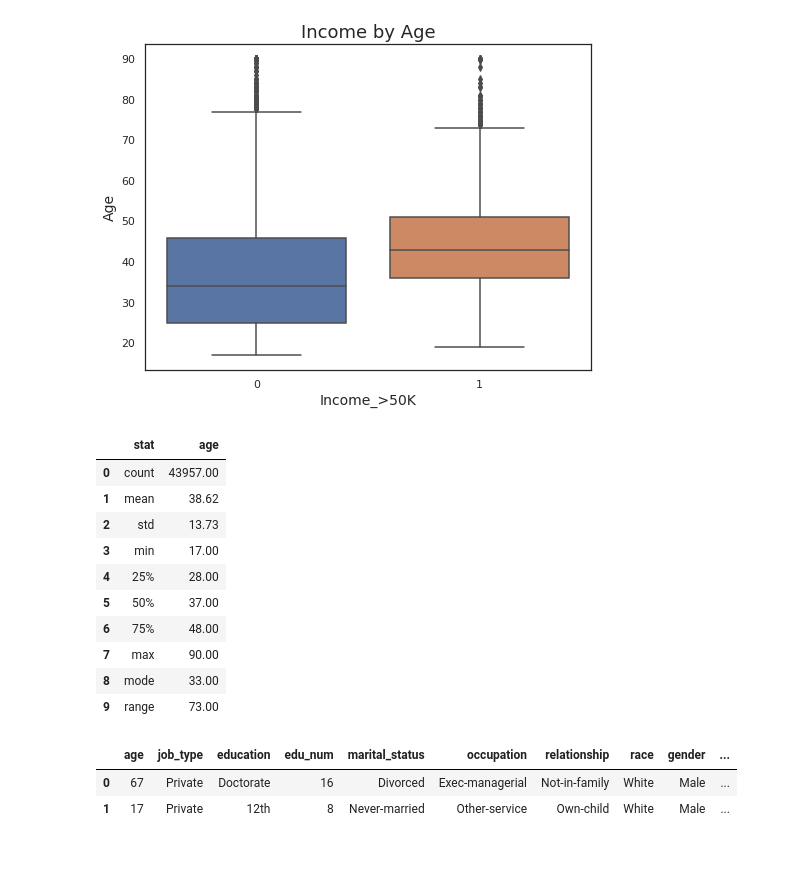
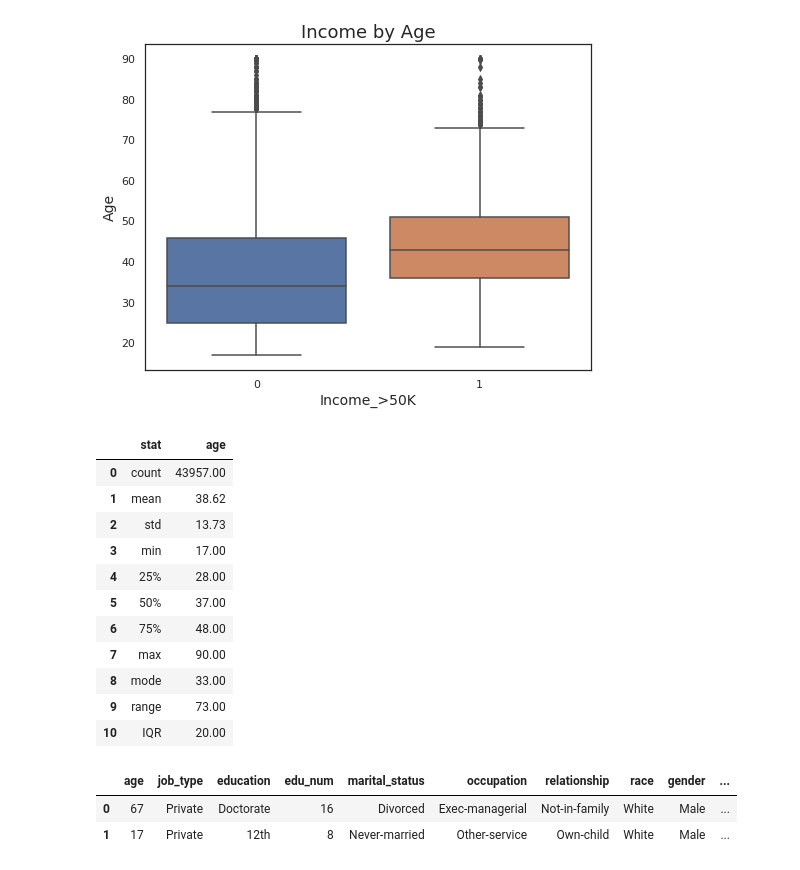
Before and after one commit to heesukjang/Income_Prediction, a Jupyter notebook: Income_Prediction.ipynb, the cells around one changed output. Cells and saved outputs as stored; diff of their text form; code cells hidden in the pictures.

```diff
--- a/Income_Prediction.ipynb
+++ b/Income_Prediction.ipynb
@@ -555,23 +555,25 @@ plt.title('Income by Age', fontsize=18)
 Text(0.5, 1.0, 'Income by Age')
 [figure]
 # %%
-def compute_mode_and_range(col):
-  df_age1 = X_train['age'].describe().to_frame().reset_index().rename({'index':'stat'}, axis='columns')
+def basic_statistics(col):
+  df_age1 = X_train[col].describe().to_frame().reset_index().rename({'index':'stat'}, axis='columns')
   mode = X_train[col].mode()[0]
   range = X_train[col].max() - X_train[col].min()
-  df_age2 = pd.DataFrame({'stat':['mode', 'range'], 'age':[mode, range]})
+  iqr = np.nanpercentile(X_train[col], 75) - np.nanpercentile(X_train[col], 25)
+  df_age2 = pd.DataFrame({'stat':['mode', 'range', 'IQR'], 'age':[mode, range, iqr]})
   df_age_stat = pd.concat([df_age1, df_age2], ignore_index=True)
   return df_age_stat
-compute_mode_and_range('age')
+basic_statistics('age')
 # %% [output]
 |  | stat | age |
 | 0 | count | 43957.00 |
 | 1 | mean | 38.62 |
 | 2 | std | 13.73 |
 | 3 | min | 17.00 |
 | 4 | 25% | 28.00 |
 | 5 | 50% | 37.00 |
 | 6 | 75% | 48.00 |
 | 7 | max | 90.00 |
 | 8 | mode | 33.00 |
 | 9 | range | 73.00 |
+| 10 | IQR | 20.00 |
```
Also changed, not shown: parts of 1 cell of this notebook.
